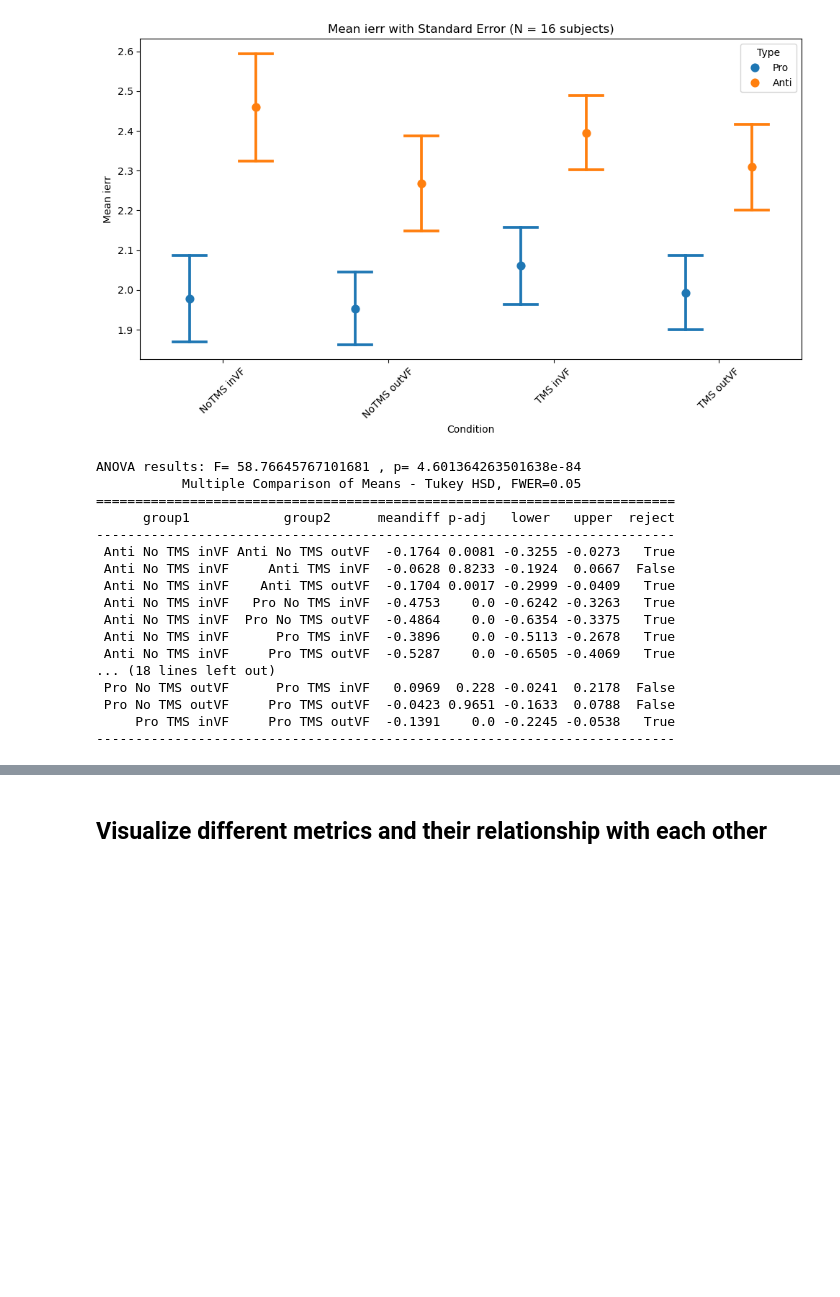
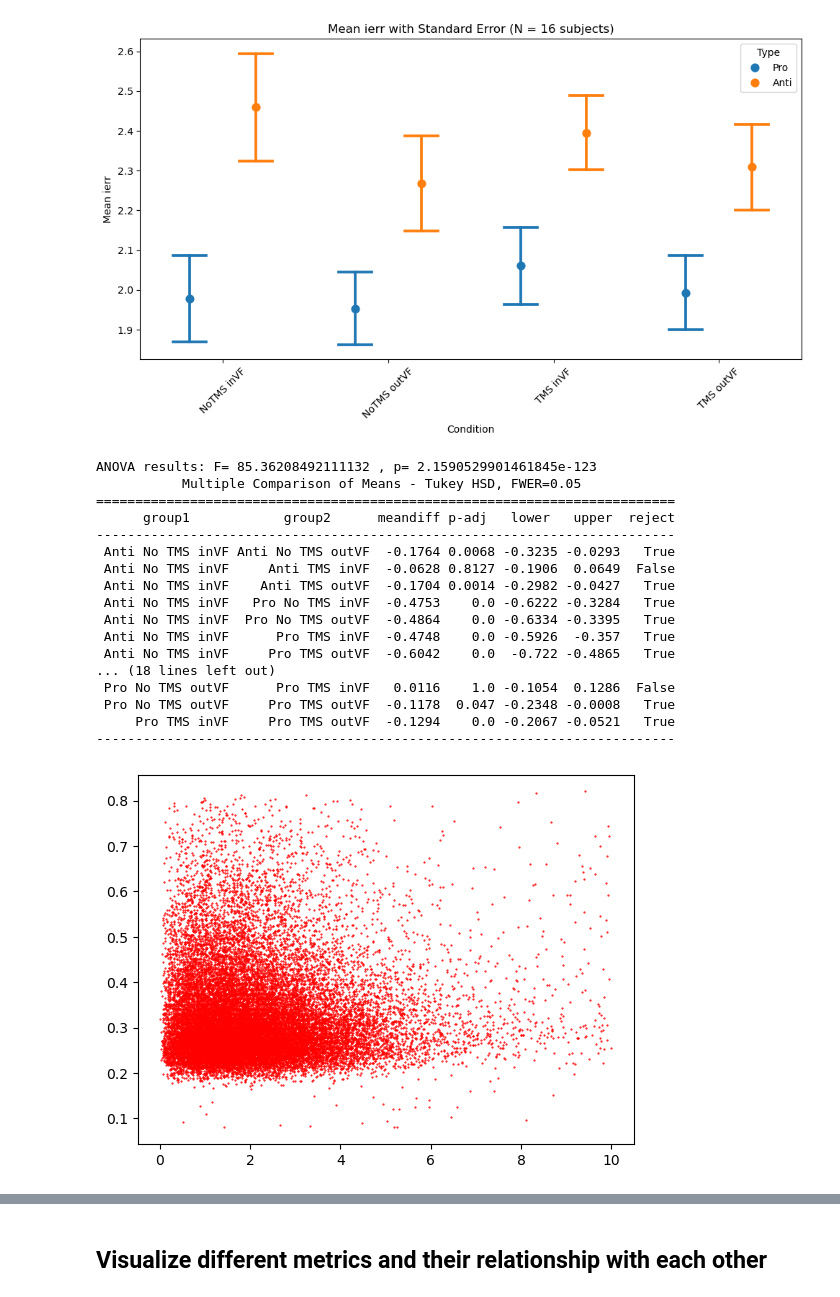
Before and after one commit to mindemory/mgs_stimul, a Jupyter notebook: mgsAnalysis/analysisEye/main.ipynb, the cells around one changed output, grey strips where cells are left out. Saved outputs shown, nothing was run; the diff lists cells and outputs as text; code cells hidden in the pictures; blank space fills up the shorter version.

```diff
--- a/mgsAnalysis/analysisEye/main.ipynb
+++ b/mgsAnalysis/analysisEye/main.ipynb
@@ -341,7 +457,7 @@ plot_behav_data(df, 'ierr')
 [figure]
 # %%
 def compute_stats_main(df, error_metric):
-    #df_filtered = df.copy()
+    df_filtered = df.copy()
 
     conditions = {}
     for tms_cond in ['No TMS', 'TMS']:
@@ -365,20 +481,27 @@ def compute_stats_main(df, error_metric):
 
 compute_stats_main(df, 'ierr')
 # %% [output]
-ANOVA results: F= 58.76645767101681 , p= 4.601364263501638e-84
+ANOVA results: F= 85.36208492111132 , p= 2.1590529901461845e-123
            Multiple Comparison of Means - Tukey HSD, FWER=0.05
 ==========================================================================
       group1            group2      meandiff p-adj   lower   upper  reject
 --------------------------------------------------------------------------
- Anti No TMS inVF Anti No TMS outVF  -0.1764 0.0081 -0.3255 -0.0273   True
- Anti No TMS inVF     Anti TMS inVF  -0.0628 0.8233 -0.1924  0.0667  False
- Anti No TMS inVF    Anti TMS outVF  -0.1704 0.0017 -0.2999 -0.0409   True
- Anti No TMS inVF   Pro No TMS inVF  -0.4753    0.0 -0.6242 -0.3263   True
- Anti No TMS inVF  Pro No TMS outVF  -0.4864    0.0 -0.6354 -0.3375   True
- Anti No TMS inVF      Pro TMS inVF  -0.3896    0.0 -0.5113 -0.2678   True
- Anti No TMS inVF     Pro TMS outVF  -0.5287    0.0 -0.6505 -0.4069   True
+ Anti No TMS inVF Anti No TMS outVF  -0.1764 0.0068 -0.3235 -0.0293   True
+ Anti No TMS inVF     Anti TMS inVF  -0.0628 0.8127 -0.1906  0.0649  False
+ Anti No TMS inVF    Anti TMS outVF  -0.1704 0.0014 -0.2982 -0.0427   True
+ Anti No TMS inVF   Pro No TMS inVF  -0.4753    0.0 -0.6222 -0.3284   True
+ Anti No TMS inVF  Pro No TMS outVF  -0.4864    0.0 -0.6334 -0.3395   True
+ Anti No TMS inVF      Pro TMS inVF  -0.4748    0.0 -0.5926  -0.357   True
+ Anti No TMS inVF     Pro TMS outVF  -0.6042    0.0  -0.722 -0.4865   True
 ... (18 lines left out)
- Pro No TMS outVF      Pro TMS inVF   0.0969  0.228 -0.0241  0.2178  False
- Pro No TMS outVF     Pro TMS outVF  -0.0423 0.9651 -0.1633  0.0788  False
-     Pro TMS inVF     Pro TMS outVF  -0.1391    0.0 -0.2245 -0.0538   True
+ Pro No TMS outVF      Pro TMS inVF   0.0116    1.0 -0.1054  0.1286  False
+ Pro No TMS outVF     Pro TMS outVF  -0.1178  0.047 -0.2348 -0.0008   True
+     Pro TMS inVF     Pro TMS outVF  -0.1294    0.0 -0.2067 -0.0521   True
 --------------------------------------------------------------------------
+# %%
+tdf = df[df['subjID'] != 11]
+plt.figure()
+plt.plot(tdf['ierr'], tdf['isacc_rt'], 'ro', markersize=0.5)
+plt.show()
+# %% [output]
+[figure, added]
```
Also changed, not shown: parts of 18 cells of this notebook.
